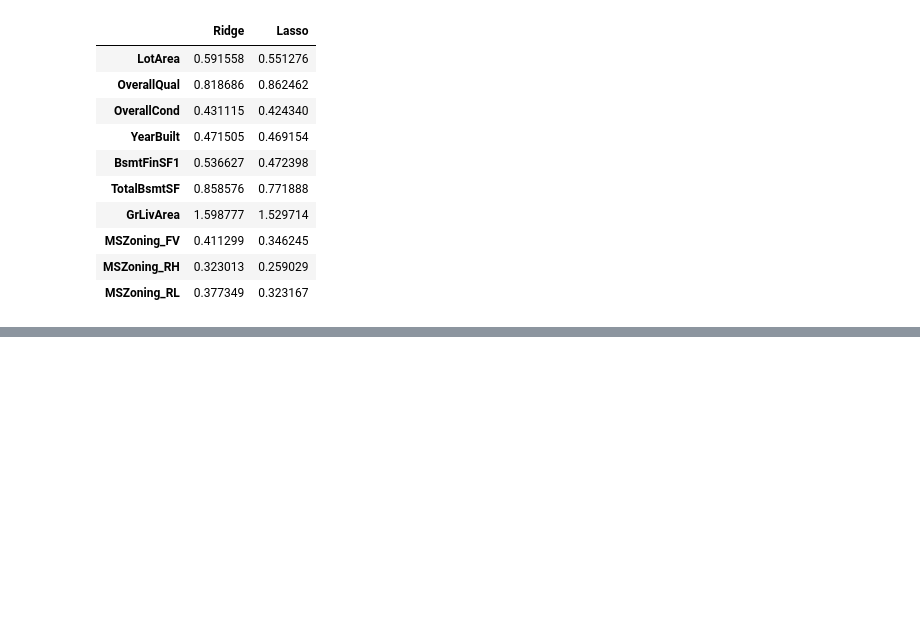
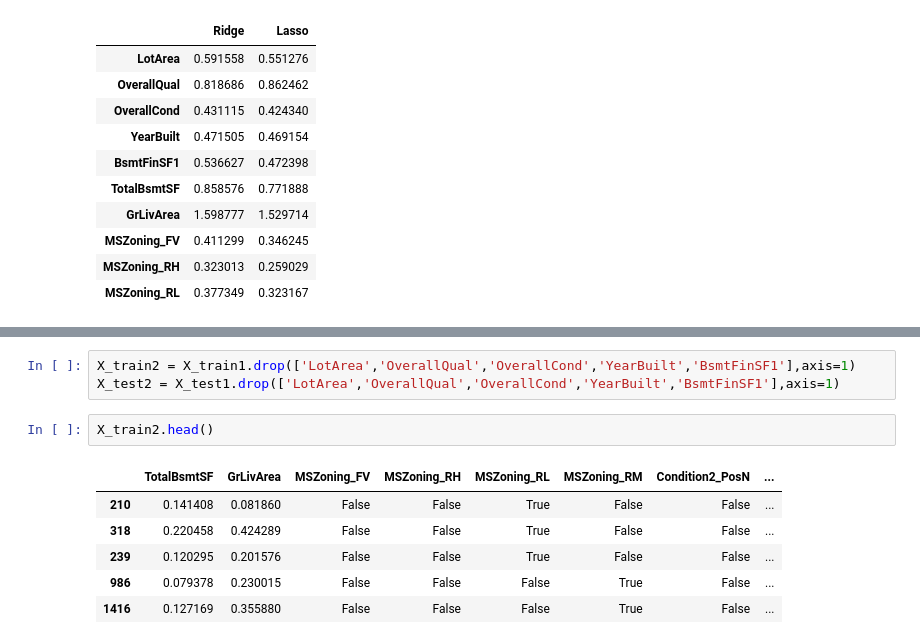
Before and after one commit to mahesh031/Advanced-Regression, a Jupyter notebook: surprise-housing.ipynb, the cells around one changed output, grey strips where cells are left out. Saved outputs shown, nothing was run; the diff lists cells and outputs as text; blank space fills up the shorter version.

```diff
--- a/surprise-housing.ipynb
+++ b/surprise-housing.ipynb
@@ -1065,0 +1226,12 @@ The r2_score of Lasso is slightly higher than Ridge for the test dataset so we w
+# %%
+X_train2 = X_train1.drop(['LotArea','OverallQual','OverallCond','YearBuilt','BsmtFinSF1'],axis=1)
+X_test2 = X_test1.drop(['LotArea','OverallQual','OverallCond','YearBuilt','BsmtFinSF1'],axis=1)
+# %%
+X_train2.head()
+# %% [output]
+|  | TotalBsmtSF | GrLivArea | MSZoning_FV | MSZoning_RH | MSZoning_RL | MSZoning_RM | Condition2_PosN | ... |
+| 210 | 0.141408 | 0.081860 | False | False | True | False | False | ... |
+| 318 | 0.220458 | 0.424289 | False | False | True | False | False | ... |
+| 239 | 0.120295 | 0.201576 | False | False | True | False | False | ... |
+| 986 | 0.079378 | 0.230015 | False | False | False | True | False | ... |
+| 1416 | 0.127169 | 0.355880 | False | False | False | True | False | ... |
```
Also changed, not shown: parts of 22 cells of this notebook.
